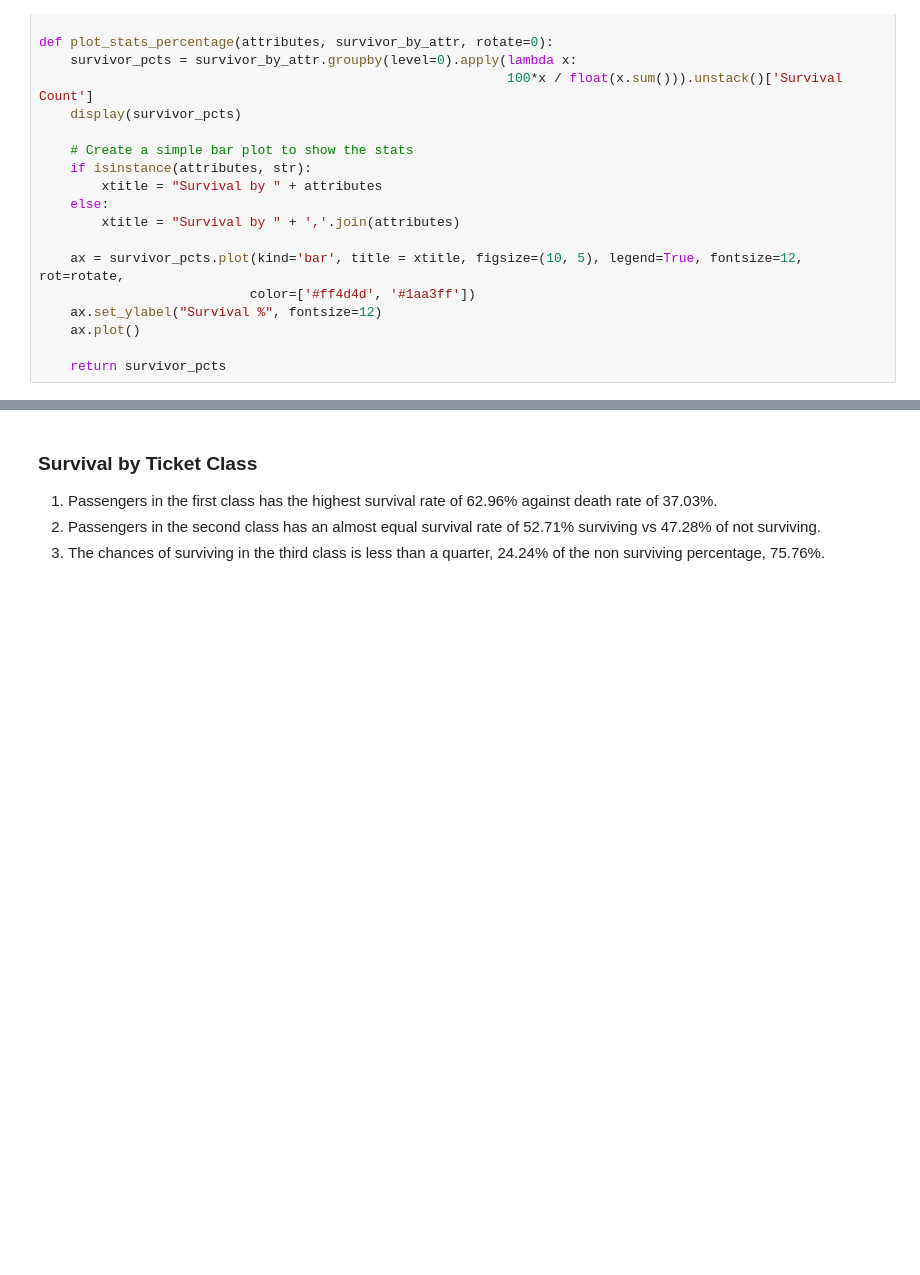
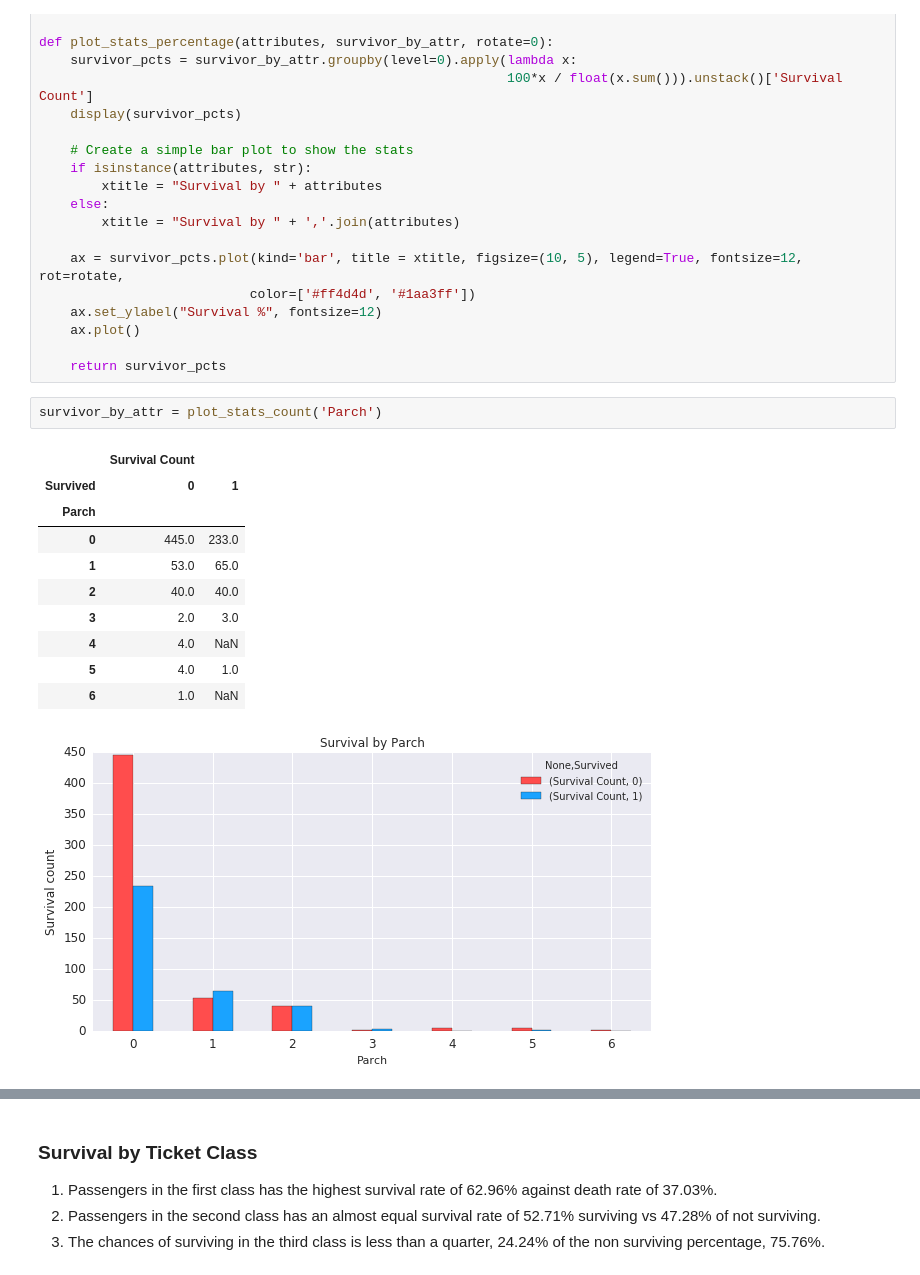
Before and after one commit to steve7an/UDDataAnalyst, a Jupyter notebook: Udacity_Titanic_DataAnalysis.ipynb, the cells around one changed output, grey strips where cells are left out. Saved outputs shown, nothing was run; the diff lists cells and outputs as text; blank space fills up the shorter version.

```diff
--- a/Udacity_Titanic_DataAnalysis.ipynb
+++ b/Udacity_Titanic_DataAnalysis.ipynb
@@ -324,3 +350,17 @@ def plot_stats_percentage(attributes, survivor_by_attr, rotate=0):
     ax.plot()
 
     return survivor_pcts
+# %%
+survivor_by_attr = plot_stats_count('Parch')
+# %% [output]
+|  | Survival Count |  |
+| Survived | 0 | 1 |
+| Parch |  |  |
+| 0 | 445.0 | 233.0 |
+| 1 | 53.0 | 65.0 |
+| 2 | 40.0 | 40.0 |
+| 3 | 2.0 | 3.0 |
+| 4 | 4.0 | NaN |
+| 5 | 4.0 | 1.0 |
+| 6 | 1.0 | NaN |
+[figure, added]
```
Also changed, not shown: parts of 56 cells of this notebook.
